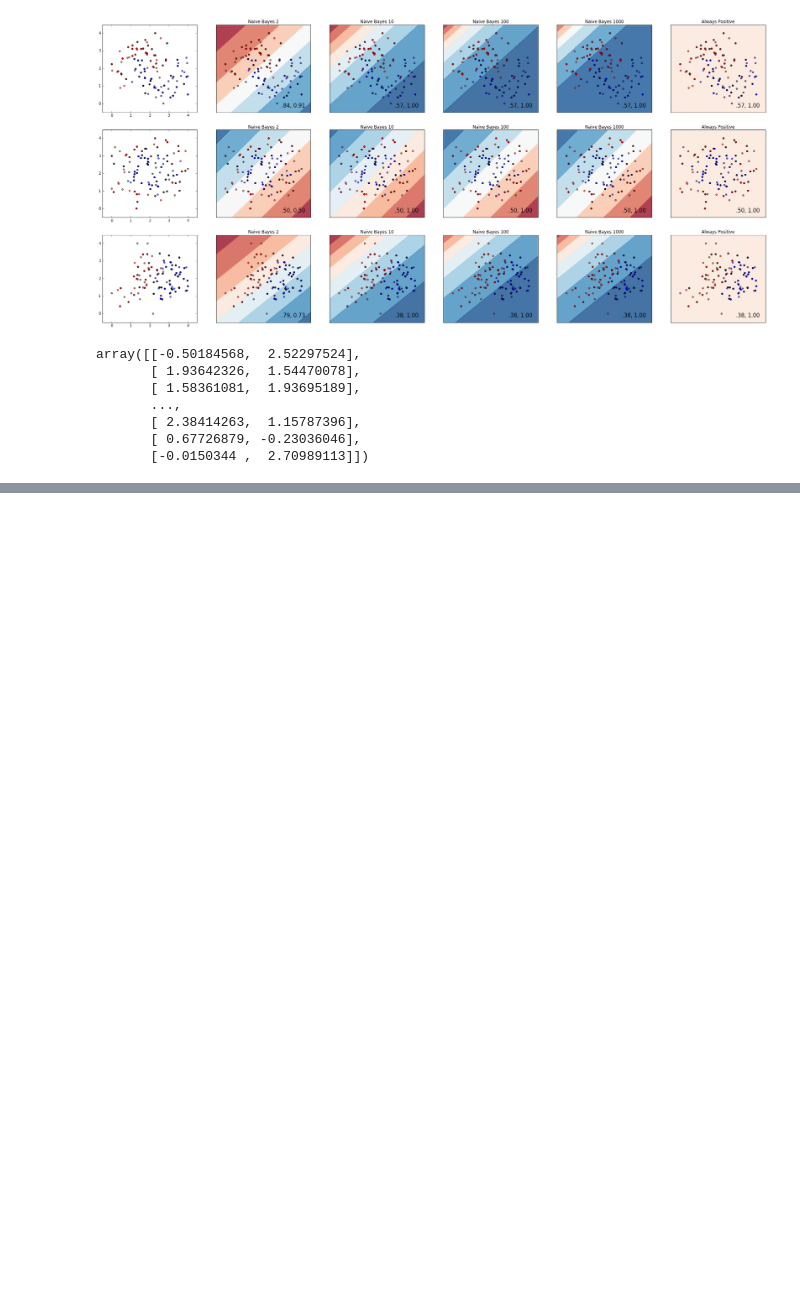
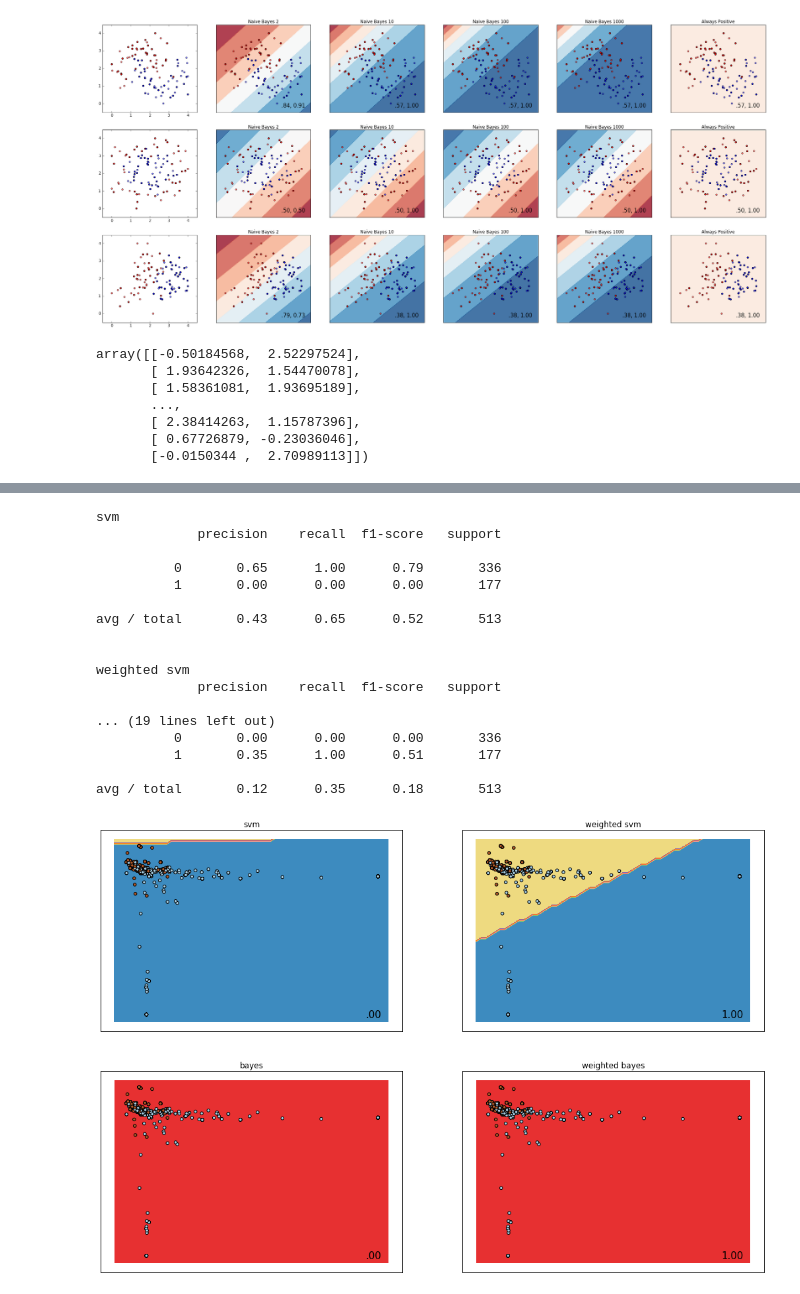
Before and after one commit to borjaeg/thete, a Jupyter notebook: Paper Discards.ipynb, the cells around one changed output, grey strips where cells are left out. Cells and saved outputs as stored; diff of their text form; code cells hidden in the pictures; blank space fills up the shorter version.

```diff
--- a/Paper Discards.ipynb
+++ b/Paper Discards.ipynb
@@ -489,0 +569,76 @@ plt.legend(loc='best')
+# %%
+from sklearn.feature_selection import SelectKBest
+from sklearn import svm
+from sklearn.decomposition import PCA
+from sklearn.naive_bayes import MultinomialNB
+from sklearn.feature_extraction.text import TfidfVectorizer
+
+
+extractor = TfidfVectorizer()
+extractor.fit(X)
+pca = PCA(n_components = 2)
+X_t = extractor.transform(X)
+X_t_r = pca.fit_transform(X_t.toarray()) + 1
+
+
+x_min, x_max = X_t_r[:, 0].min() - 0.05, X_t_r[:, 0].max() + 0.05
+y_min, y_max = X_t_r[:, 1].min() - 0.05, X_t_r[:, 1].max() + 0.05
+
+xx, yy = np.meshgrid(np.arange(x_min, x_max, step),
+                     np.arange(y_min, y_max, step))
+
+names = ["svm", "weighted svm", "bayes", "weighted bayes"]
+models = [
+    svm.SVC(kernel='linear', C = 1.0),
+    svm.SVC(kernel = 'linear', C = 1.0, class_weight={1:7}),
+    MultinomialNB(),
+    MultinomialNB(class_prior=[1, 7])
+]
+
+i = 1
+
+plt.figure(figsize=(18,12))
+plt.xlim([x_min, x_max])
+plt.ylim([y_min, y_max])
+
+for name, model in zip(names, models):
+    model.fit(X_t_r, y)
+    Z = model.predict(np.c_[xx.ravel(), yy.ravel()])
+    if name == "bayes":
+        print(Z)
+    Z = Z.reshape(xx.shape)
+    plt.subplot(2,2,i)
+    plt.contourf(xx, yy, Z, cmap = plt.cm.Paired, c = y)
+    plt.scatter(X_t_r[:, 0], X_t_r[:, 1] , c = y, cmap = plt.cm.Paired, s = 20)
+    plt.xticks(())
+    plt.yticks(())
+    plt.axis('tight')
+    plt.title(name)
+    print(name)
+    print(classification_report(y, model.predict(X_t_r)))
+    print("")
+    recall = recall_score(y, model.predict(X_t_r))
+    plt.text(xx.max() - .03, yy.min() + .03, ('%.2f' % recall).lstrip('0'),
+                size=15, horizontalalignment='right')
+    i += 1
+
+plt.show()
+# %% [output]
+svm
+             precision    recall  f1-score   support
+
+          0       0.65      1.00      0.79       336
+          1       0.00      0.00      0.00       177
+
+avg / total       0.43      0.65      0.52       513
+
+
+weighted svm
+             precision    recall  f1-score   support
+
+... (19 lines left out)
+          0       0.00      0.00      0.00       336
+          1       0.35      1.00      0.51       177
+
+avg / total       0.12      0.35      0.18       513
+[figure, added]
```
Also changed, not shown: parts of 3 cells of this notebook.
